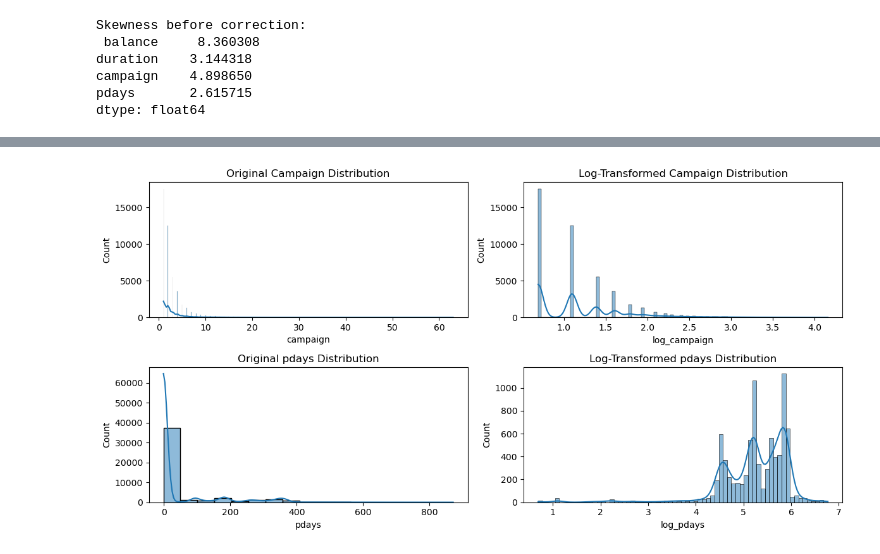
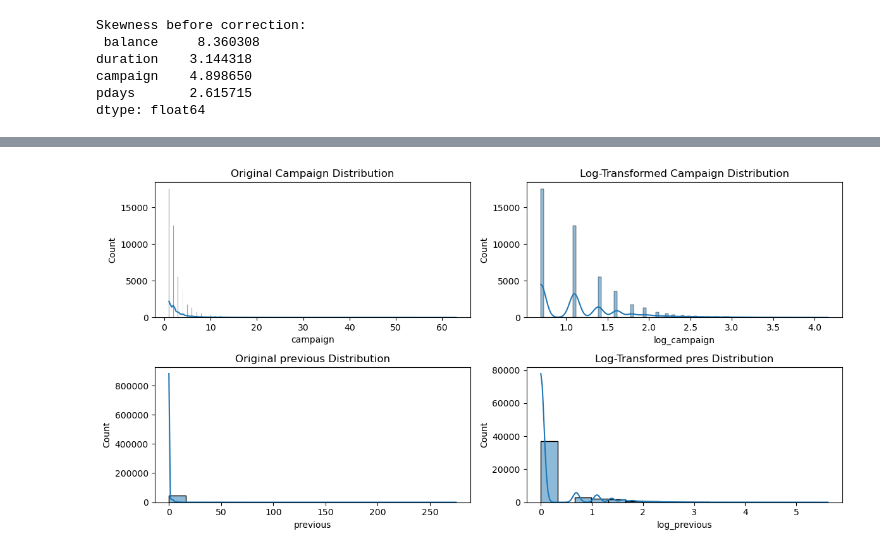
Before and after one commit to surumyshefna/Bank-Marketing-ML-project, a Jupyter notebook: Bank Marketing-ML Project.ipynb, the cells around one changed output, grey strips where cells are left out. Saved outputs shown, nothing was run; the diff lists cells and outputs as text; code cells hidden in the pictures.

```diff
--- a/Bank Marketing-ML Project.ipynb
+++ b/Bank Marketing-ML Project.ipynb
@@ -65,5 +62,3 @@ data = pd.read_csv('bank-full.csv', delimiter=';', quotechar='"')
-# %%
-df=pd.DataFrame(data)
 # %% [markdown]
 | No. | Attribute     |   Data type     |   Description                                    |  Demographic   |
 |:---:|:--------------|:----------------|:------------------------------------------------|:----------------|
@@ -494,12 +907,12 @@ pdays       2.615715
 dtype: float64
 # %%
 # Apply logarithmic transformation to correct skewness
-df['log_balance'] = np.log1p(df['balance'])  # log(1 + balance) to handle zero/negative values
-df['log_duration'] = np.log1p(df['duration'])
+df['log_balance'] = np.sqrt(df['balance'])  # log(1 + balance) to handle zero/negative values
+df['log_duration'] = np.sqrt(df['duration'])
 df['log_campaign'] = np.log1p(df['campaign'])
-df['log_pdays'] = np.log1p(df['pdays'])
+df['log_previous']=np.log1p(df['previous'])
 # Recheck skewness after transformation
-new_skewness_values = df[['log_balance', 'log_duration','log_campaign','log_pdays']].skew()
+new_skewness_values = df[['log_balance', 'log_duration','log_campaign','log_previous']].skew()
 print("Skewness after correction:\n", new_skewness_values)
 # %% [output]
 Skewness after correction:
@@ -535,21 +995,21 @@ Text(0.5, 1.0, 'Log-Transformed Duration Distribution')
 # %%
 plt.figure(figsize=(12, 6))
 plt.subplot(2, 2, 1)
 sns.histplot(df['campaign'], kde=True)
 plt.title('Original Campaign Distribution')
 
 plt.subplot(2, 2, 2)
 sns.histplot(df['log_campaign'], kde=True)
 plt.title('Log-Transformed Campaign Distribution')
 
 plt.subplot(2, 2, 3)
-sns.histplot(df['pdays'], kde=True)
-plt.title('Original pdays Distribution')
+sns.histplot(df['previous'], kde=True)
+plt.title('Original previous Distribution')
 
 plt.subplot(2, 2, 4)
-sns.histplot(df['log_pdays'], kde=True)
-plt.title('Log-Transformed pdays Distribution')
+sns.histplot(df['log_previous'], kde=True)
+plt.title('Log-Transformed ps Distribution')
 plt.tight_layout()
 plt.show()
 # %% [output]
-[figure, old version]
+[figure, new version]
```
Also changed, not shown: parts of 93 cells of this notebook.
